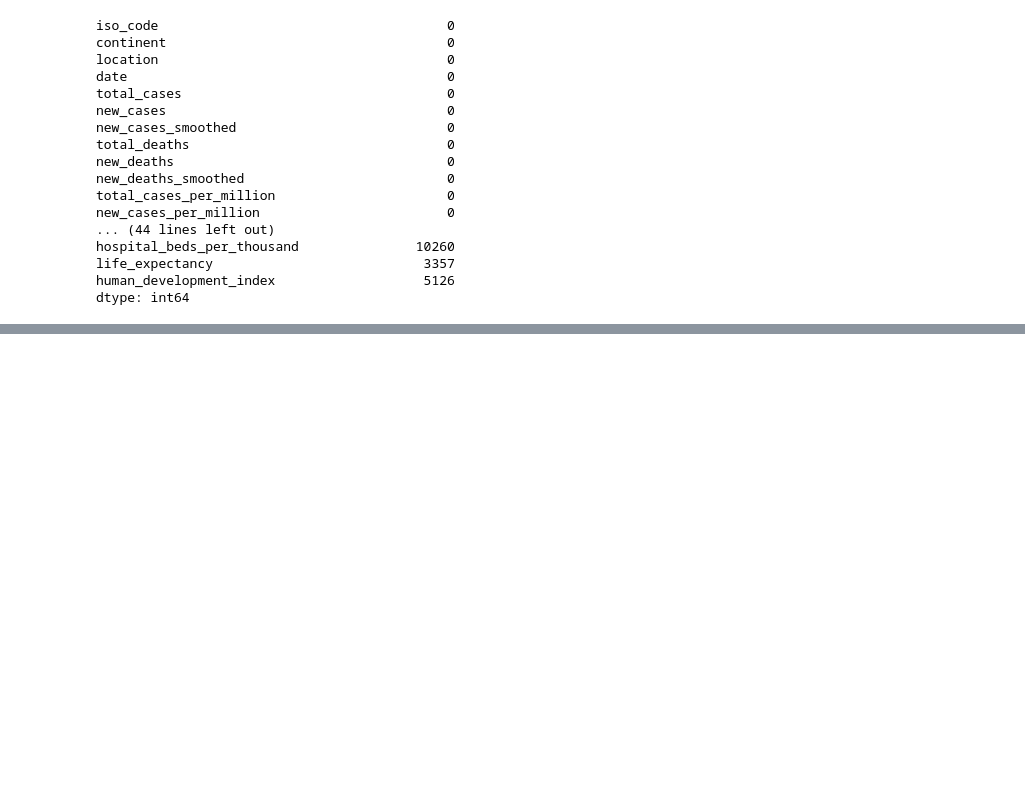
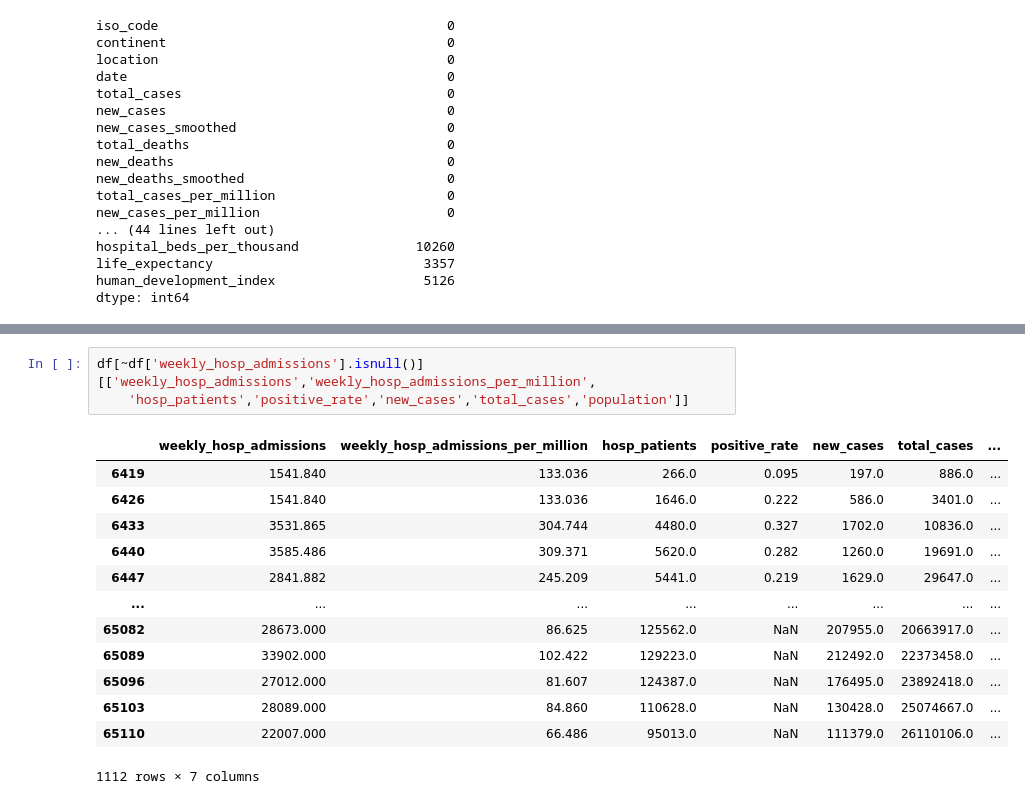
Before and after one commit to mesha4545a/Final_Project_-DS-, a Jupyter notebook: Untitled.ipynb, the cells around one changed output, grey strips where cells are left out. Drawn from its saved outputs; the diff is of its cells as text; blank space fills up the shorter version.

```diff
--- a/Untitled.ipynb
+++ b/Untitled.ipynb
@@ -1974,0 +2042,17 @@ dtype: int64
+# %%
+df[~df['weekly_hosp_admissions'].isnull()][['weekly_hosp_admissions','weekly_hosp_admissions_per_million',
+    'hosp_patients','positive_rate','new_cases','total_cases','population']]
+# %% [output]
+|  | weekly_hosp_admissions | weekly_hosp_admissions_per_million | hosp_patients | positive_rate | new_cases | total_cases | ... |
+| 6419 | 1541.840 | 133.036 | 266.0 | 0.095 | 197.0 | 886.0 | ... |
+| 6426 | 1541.840 | 133.036 | 1646.0 | 0.222 | 586.0 | 3401.0 | ... |
+| 6433 | 3531.865 | 304.744 | 4480.0 | 0.327 | 1702.0 | 10836.0 | ... |
+| 6440 | 3585.486 | 309.371 | 5620.0 | 0.282 | 1260.0 | 19691.0 | ... |
+| 6447 | 2841.882 | 245.209 | 5441.0 | 0.219 | 1629.0 | 29647.0 | ... |
+| ... | ... | ... | ... | ... | ... | ... | ... |
+| 65082 | 28673.000 | 86.625 | 125562.0 | NaN | 207955.0 | 20663917.0 | ... |
+| 65089 | 33902.000 | 102.422 | 129223.0 | NaN | 212492.0 | 22373458.0 | ... |
+| 65096 | 27012.000 | 81.607 | 124387.0 | NaN | 176495.0 | 23892418.0 | ... |
+| 65103 | 28089.000 | 84.860 | 110628.0 | NaN | 130428.0 | 25074667.0 | ... |
+| 65110 | 22007.000 | 66.486 | 95013.0 | NaN | 111379.0 | 26110106.0 | ... |
+1112 rows × 7 columns
```
Also changed, not shown: parts of 31 cells of this notebook, 1 other file.
